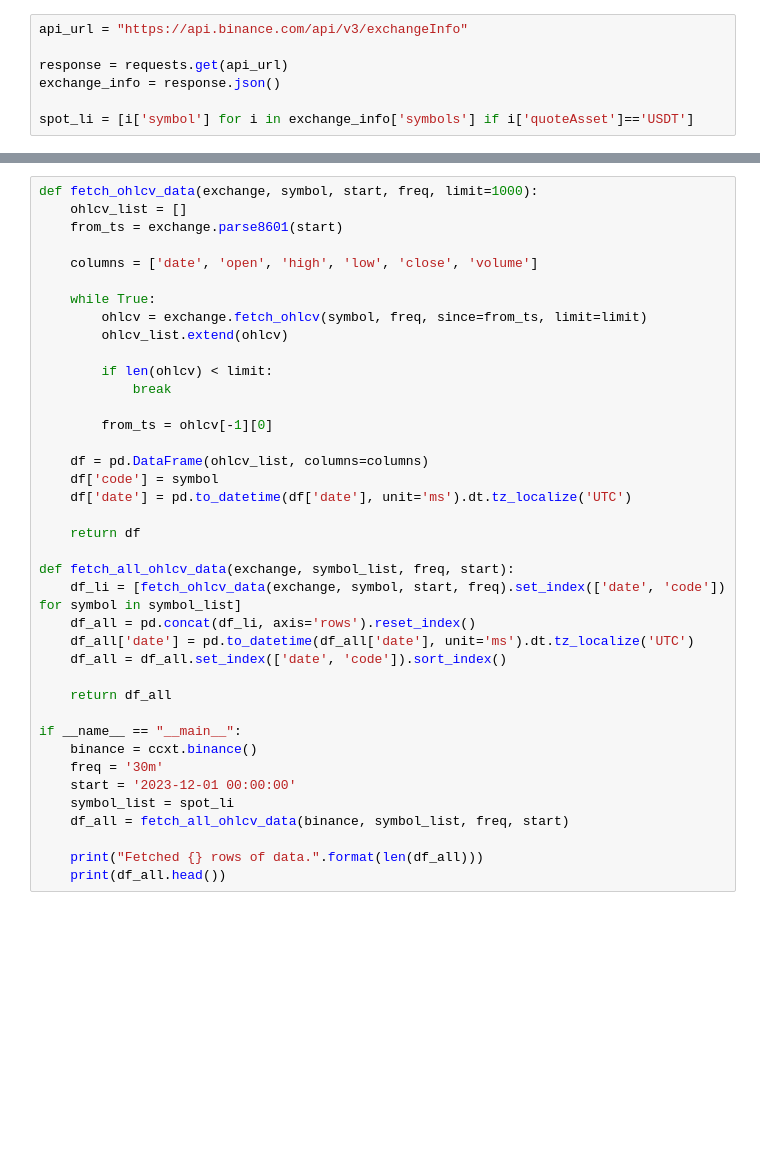
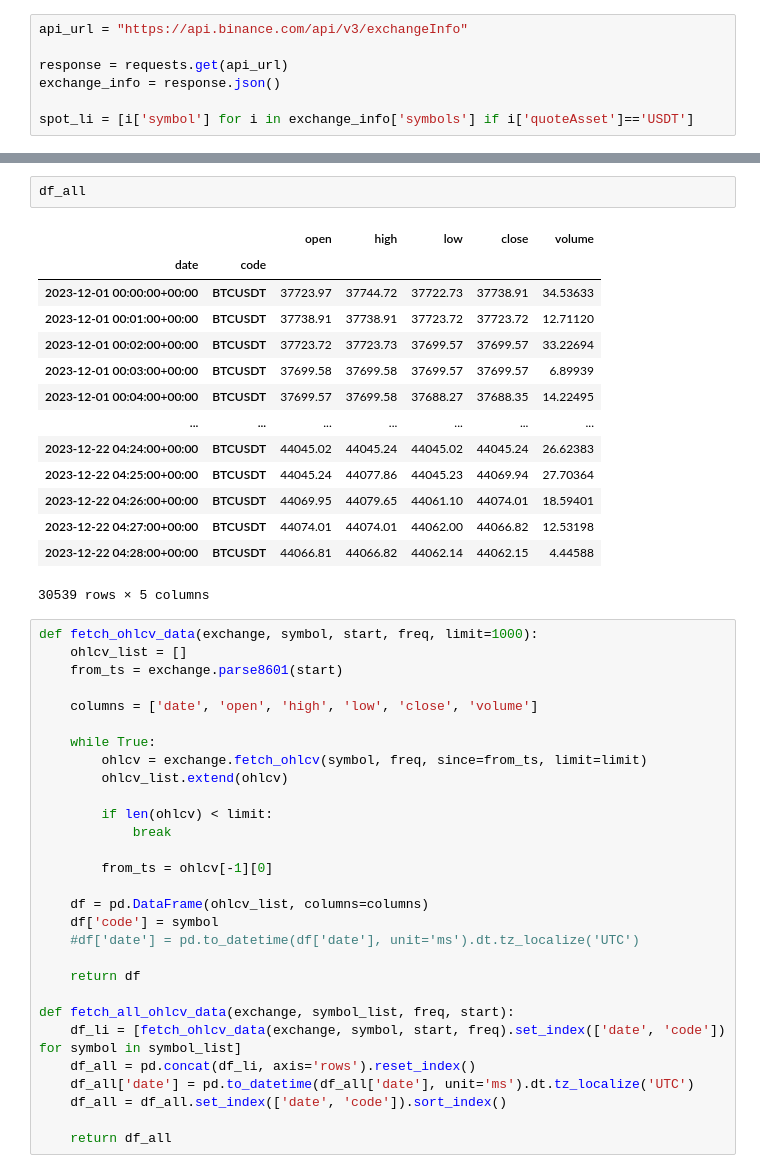
Before and after one commit to Hottari/Trading_System, a Jupyter notebook: Data_Loader/test.ipynb, the cells around one changed output, grey strips where cells are left out. Cells and saved outputs as stored; diff of their text form; blank space fills up the shorter version.

```diff
--- a/Data_Loader/test.ipynb
+++ b/Data_Loader/test.ipynb
@@ -21,3 +65,20 @@ spot_li = [i['symbol'] for i in exchange_info['symbols'] if i['quoteAsset']=='US
+# %%
+df_all
+# %% [output]
+|  |  | open | high | low | close | volume |
+| date | code |  |  |  |  |  |
+| 2023-12-01 00:00:00+00:00 | BTCUSDT | 37723.97 | 37744.72 | 37722.73 | 37738.91 | 34.53633 |
+| 2023-12-01 00:01:00+00:00 | BTCUSDT | 37738.91 | 37738.91 | 37723.72 | 37723.72 | 12.71120 |
+| 2023-12-01 00:02:00+00:00 | BTCUSDT | 37723.72 | 37723.73 | 37699.57 | 37699.57 | 33.22694 |
+| 2023-12-01 00:03:00+00:00 | BTCUSDT | 37699.58 | 37699.58 | 37699.57 | 37699.57 | 6.89939 |
+| 2023-12-01 00:04:00+00:00 | BTCUSDT | 37699.57 | 37699.58 | 37688.27 | 37688.35 | 14.22495 |
+| ... | ... | ... | ... | ... | ... | ... |
+| 2023-12-22 04:24:00+00:00 | BTCUSDT | 44045.02 | 44045.24 | 44045.02 | 44045.24 | 26.62383 |
+| 2023-12-22 04:25:00+00:00 | BTCUSDT | 44045.24 | 44077.86 | 44045.23 | 44069.94 | 27.70364 |
+| 2023-12-22 04:26:00+00:00 | BTCUSDT | 44069.95 | 44079.65 | 44061.10 | 44074.01 | 18.59401 |
+| 2023-12-22 04:27:00+00:00 | BTCUSDT | 44074.01 | 44074.01 | 44062.00 | 44066.82 | 12.53198 |
+| 2023-12-22 04:28:00+00:00 | BTCUSDT | 44066.81 | 44066.82 | 44062.14 | 44062.15 | 4.44588 |
+30539 rows × 5 columns
 # %%
 def fetch_ohlcv_data(exchange, symbol, start, freq, limit=1000):
     ohlcv_list = []
@@ -36,7 +97,7 @@ def fetch_ohlcv_data(exchange, symbol, start, freq, limit=1000):
 
     df = pd.DataFrame(ohlcv_list, columns=columns)
     df['code'] = symbol
-    df['date'] = pd.to_datetime(df['date'], unit='ms').dt.tz_localize('UTC')
+    #df['date'] = pd.to_datetime(df['date'], unit='ms').dt.tz_localize('UTC')
 
     return df
 
@@ -47,13 +108,3 @@ def fetch_all_ohlcv_data(exchange, symbol_list, freq, start):
     df_all = df_all.set_index(['date', 'code']).sort_index()
 
     return df_all
-
-if __name__ == "__main__":
-    binance = ccxt.binance()
-    freq = '30m'
-    start = '2023-12-01 00:00:00'
-    symbol_list = spot_li
-    df_all = fetch_all_ohlcv_data(binance, symbol_list, freq, start)
-
-    print("Fetched {} rows of data.".format(len(df_all)))
-    print(df_all.head())
```
Also changed, not shown: parts of 11 cells of this notebook, 1 other file.
